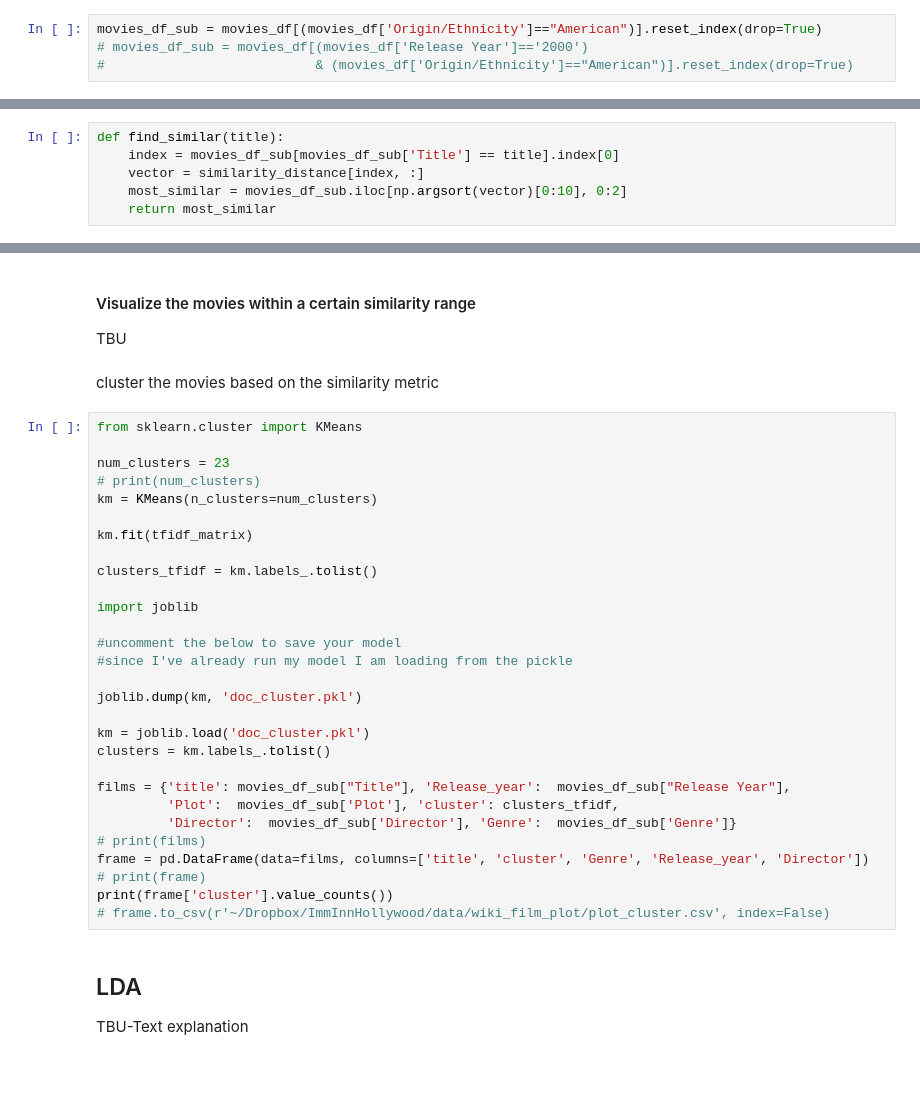
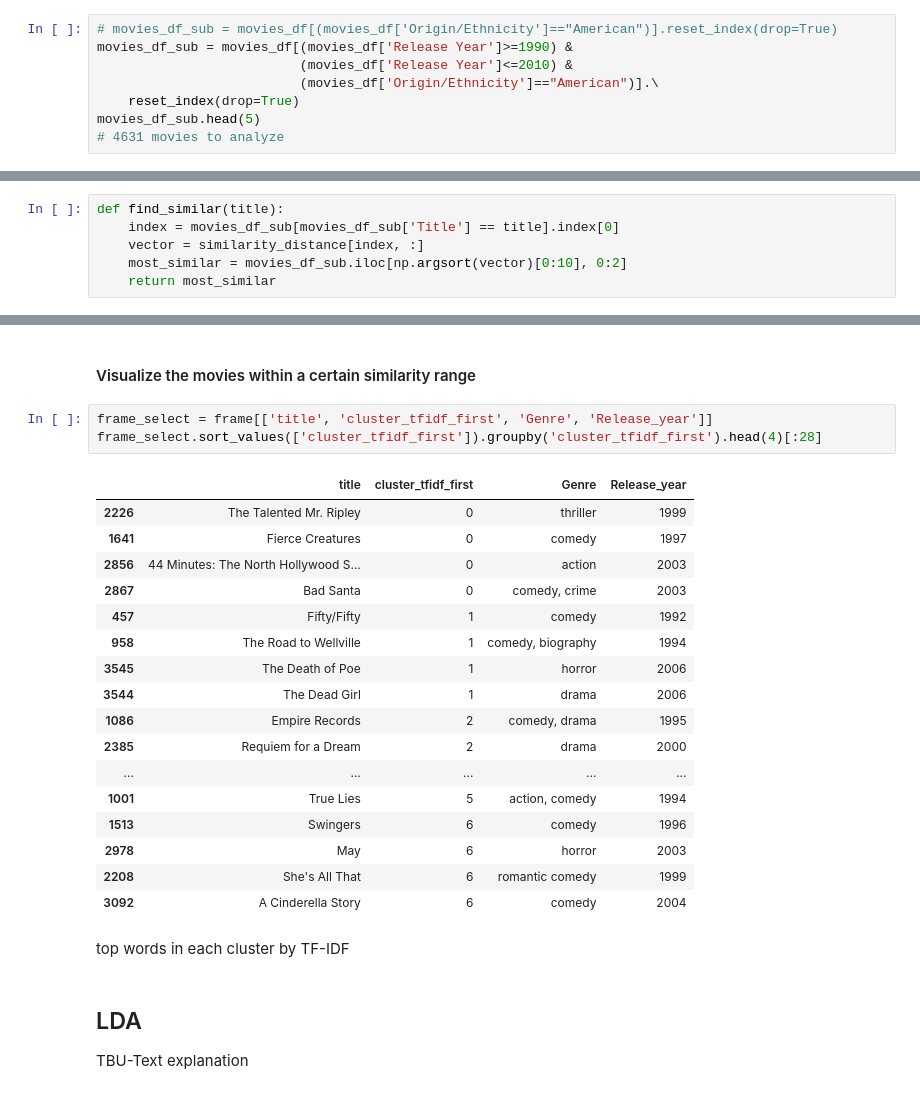
Before and after one commit to UCSB-PSTAT-234/Spring2021-American-Film-Directors, a Jupyter notebook: groupproject.ipynb, the cells around one changed output, grey strips where cells are left out. Drawn from its saved outputs; the diff is of its cells as text.

```diff
--- a/groupproject.ipynb
+++ b/groupproject.ipynb
@@ -121,4 +143,8 @@ We subset the data for movies produced in the US and reindex the data.
 # %%
-movies_df_sub = movies_df[(movies_df['Origin/Ethnicity']=="American")].reset_index(drop=True)
-# movies_df_sub = movies_df[(movies_df['Release Year']=='2000')
-#                           & (movies_df['Origin/Ethnicity']=="American")].reset_index(drop=True)
+# movies_df_sub = movies_df[(movies_df['Origin/Ethnicity']=="American")].reset_index(drop=True)
+movies_df_sub = movies_df[(movies_df['Release Year']>=1990) &
+                          (movies_df['Release Year']<=2010) &
+                          (movies_df['Origin/Ethnicity']=="American")].\
+    reset_index(drop=True)
+movies_df_sub.head(5)
+# 4631 movies to analyze
@@ -186,37 +281,28 @@ print(find_similar('Madagascar'))
 # %% [markdown]
 #### Visualize the movies within a certain similarity range
-TBU
-# %% [markdown]
-cluster the movies based on the similarity metric
-# %%
-from sklearn.cluster import KMeans
-
-num_clusters = 23
-# print(num_clusters)
-km = KMeans(n_clusters=num_clusters)
-
-km.fit(tfidf_matrix)
-
-clusters_tfidf = km.labels_.tolist()
-
-import joblib
-
-#uncomment the below to save your model
-#since I've already run my model I am loading from the pickle
-
-joblib.dump(km, 'doc_cluster.pkl')
-
-km = joblib.load('doc_cluster.pkl')
-clusters = km.labels_.tolist()
-
-films = {'title': movies_df_sub["Title"], 'Release_year':  movies_df_sub["Release Year"],
-         'Plot':  movies_df_sub['Plot'], 'cluster': clusters_tfidf,
-         'Director':  movies_df_sub['Director'], 'Genre':  movies_df_sub['Genre']}
-# print(films)
-frame = pd.DataFrame(data=films, columns=['title', 'cluster', 'Genre', 'Release_year', 'Director'])
-# print(frame)
-print(frame['cluster'].value_counts())
-# frame.to_csv(r'~/Dropbox/ImmInnHollywood/data/wiki_film_plot/plot_cluster.csv', index=False)
+# %%
+frame_select = frame[['title', 'cluster_tfidf_first', 'Genre', 'Release_year']]
+frame_select.sort_values(['cluster_tfidf_first']).groupby('cluster_tfidf_first').head(4)[:28]
+# %% [output]
+|  | title | cluster_tfidf_first | Genre | Release_year |
+| 2226 | The Talented Mr. Ripley | 0 | thriller | 1999 |
+| 1641 | Fierce Creatures | 0 | comedy | 1997 |
+| 2856 | 44 Minutes: The North Hollywood S... | 0 | action | 2003 |
+| 2867 | Bad Santa | 0 | comedy, crime | 2003 |
+| 457 | Fifty/Fifty | 1 | comedy | 1992 |
+| 958 | The Road to Wellville | 1 | comedy, biography | 1994 |
+| 3545 | The Death of Poe | 1 | horror | 2006 |
+| 3544 | The Dead Girl | 1 | drama | 2006 |
+| 1086 | Empire Records | 2 | comedy, drama | 1995 |
+| 2385 | Requiem for a Dream | 2 | drama | 2000 |
+| ... | ... | ... | ... | ... |
+| 1001 | True Lies | 5 | action, comedy | 1994 |
+| 1513 | Swingers | 6 | comedy | 1996 |
+| 2978 | May | 6 | horror | 2003 |
+| 2208 | She's All That | 6 | romantic comedy | 1999 |
+| 3092 | A Cinderella Story | 6 | comedy | 2004 |
+# %% [markdown]
+top words in each cluster by TF-IDF
 # %% [markdown]
 ## LDA
 
```
Also changed, not shown: parts of 35 cells of this notebook.
